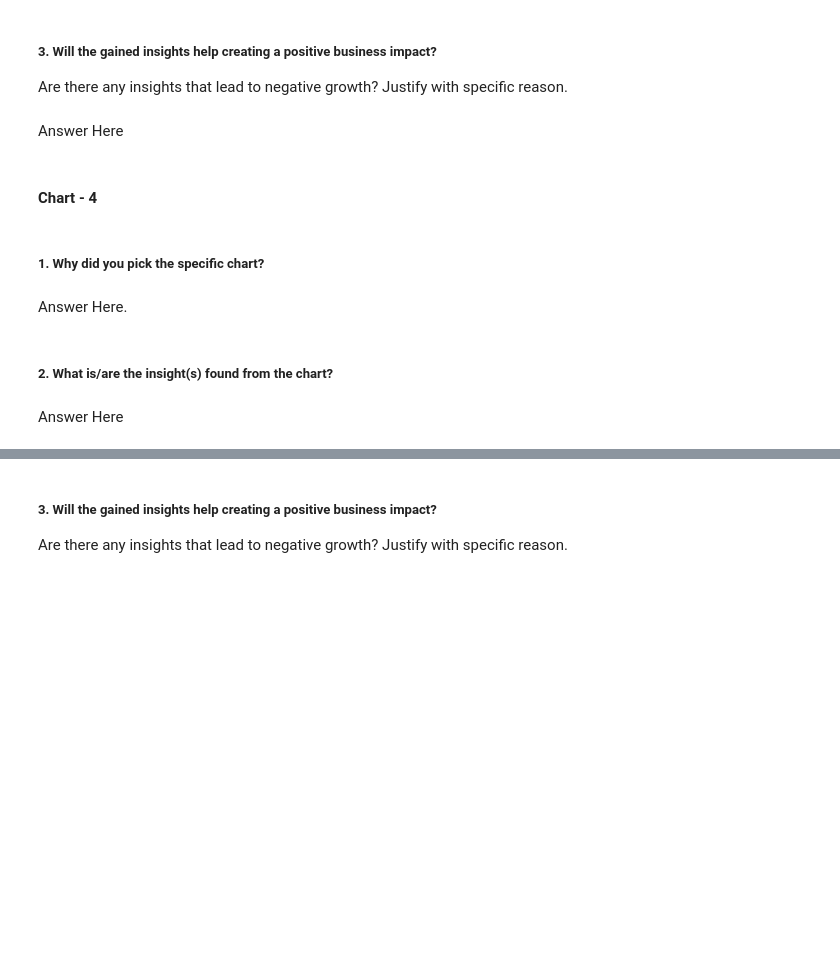
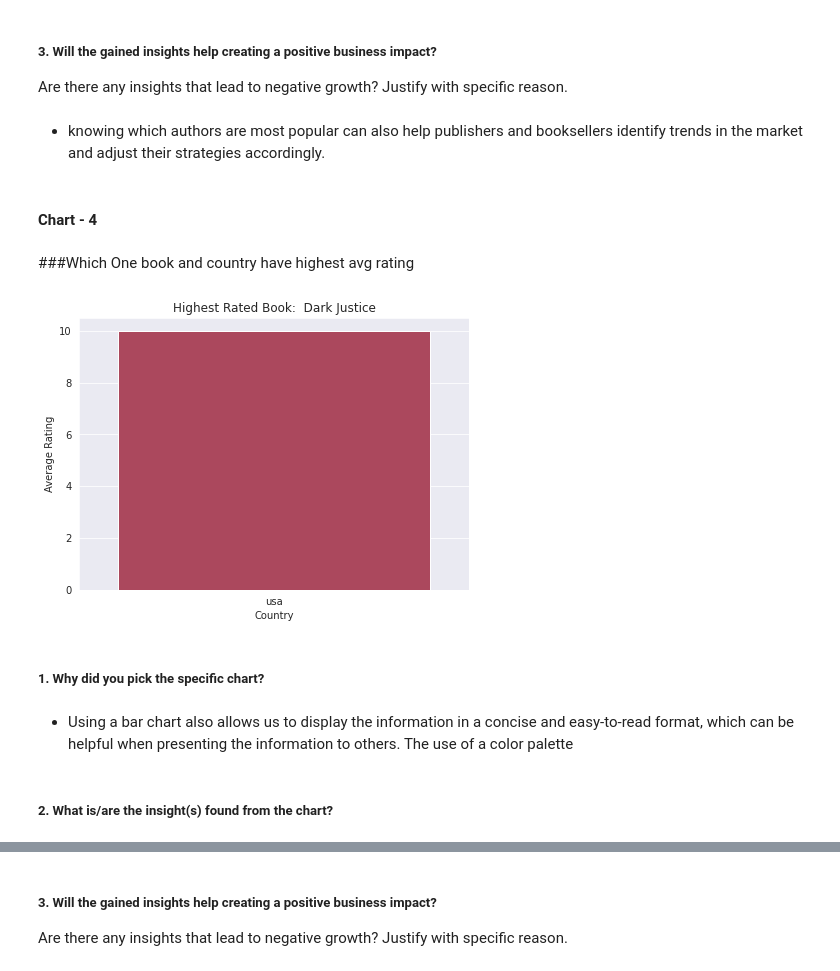
Before and after one commit to SaniyaBubere/book-recommendation-system, a Jupyter notebook: Book_Recommendation_System.ipynb, the cells around one changed output, grey strips where cells are left out. Saved outputs shown, nothing was run; the diff lists cells and outputs as text; code cells hidden in the pictures; blank space fills up the shorter version.

```diff
--- a/Book_Recommendation_System.ipynb
+++ b/Book_Recommendation_System.ipynb
@@ -770,7 +832,7 @@ Answer Here
 # %% [markdown]
 ##### 3. Will the gained insights help creating a positive business impact?
 Are there any insights that lead to negative growth? Justify with specific reason.
-# %% [markdown]
-Answer Here
+# %% [markdown]
+* knowing which authors are most popular can also help publishers and booksellers identify trends in the market and adjust their strategies accordingly.
 # %% [markdown]
 #### Chart - 4
@@ -779,8 +839,25 @@ Answer Here
+# %% [markdown]
+###Which One book and country have highest avg rating
+# %%
+# Group by book and country and calculate average rating
+avg_rating = Final_df.groupby(["Book-Title", "Country"])["Book-Rating"].mean().reset_index()
+
+# Find the row with the highest average rating
+highest_rating_row = avg_rating.loc[avg_rating["Book-Rating"].idxmax()]
+
+# Create a bar chart showing the average rating for the highest rated book by country
+plt.figure(figsize=(7,5))
+sns.barplot(data=avg_rating.loc[avg_rating["Book-Title"]==highest_rating_row["Book-Title"]],
+            x="Country", y="Book-Rating", palette="inferno")
+plt.title(f"Highest Rated Book: {highest_rating_row['Book-Title']}")
+plt.xlabel("Country")
+plt.ylabel("Average Rating")
+plt.show()
+# %% [output]
+[figure, added]
 # %% [markdown]
 ##### 1. Why did you pick the specific chart?
-# %% [markdown]
-Answer Here.
+# %% [markdown]
+* Using a bar chart also allows us to display the information in a concise and easy-to-read format, which can be helpful when presenting the information to others. The use of a color palette
 # %% [markdown]
 ##### 2. What is/are the insight(s) found from the chart?
-# %% [markdown]
-Answer Here
```
Also changed, not shown: parts of 54 cells of this notebook.
